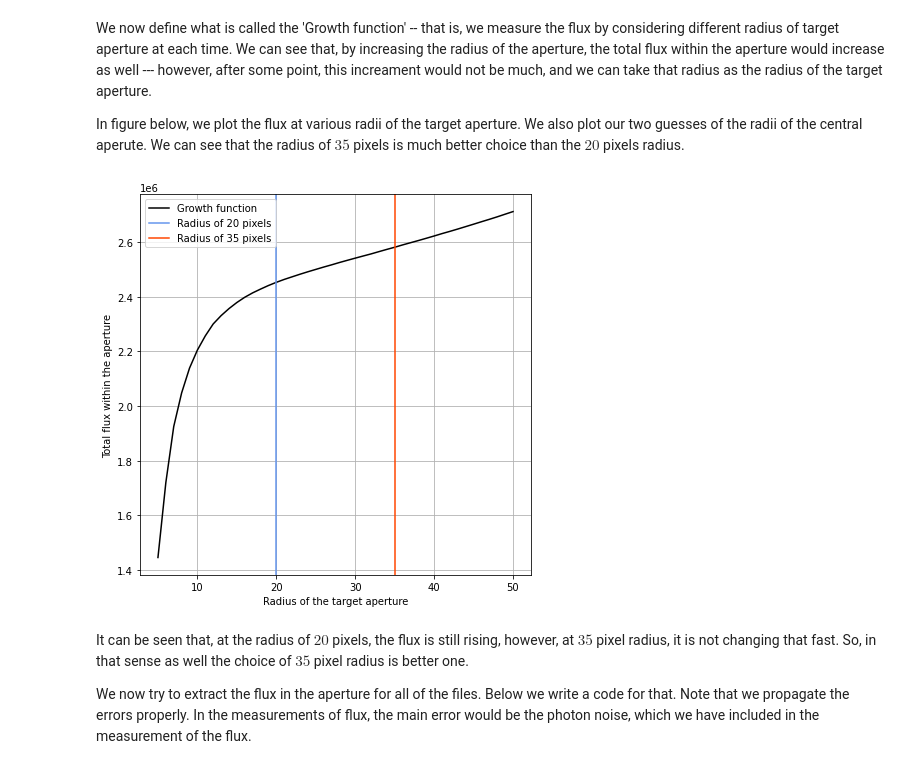
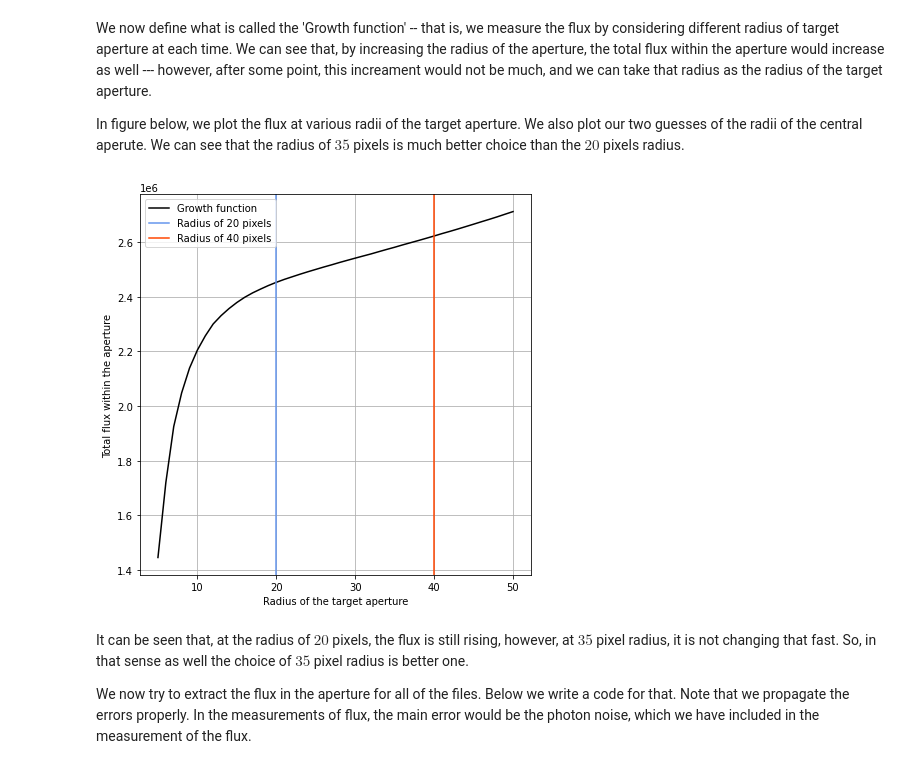
Before and after one commit to Jayshil/Data_Analysis, a Jupyter notebook: Transits/p1.ipynb, the cells around one changed output. Drawn from its saved outputs; the diff is of its cells as text; code cells hidden in the pictures.

```diff
--- a/Transits/p1.ipynb
+++ b/Transits/p1.ipynb
@@ -142,7 +142,7 @@ ax3.add_patch(Skuannulus2)
 # %% [markdown]
 Well, it is obvious that the aperture radius of 20 pixels is not enough, or not even good. Similarly, we also want to increase the radii of annulus. Let's set the radii of target aperture to 35 and radii of annulus to be 70 and 80 for inner and outer radii. Let's plot them.
 # %%
-rad = 35
+rad = 40
 skyrad1 = 70
 skyrad2 = 80
 
@@ -170,7 +170,7 @@ def sky(image, cenx1, ceny1, skyrado, skyradi):
     for i in range(len(sky5)):
         if sky5[i] != 0:
             abc = np.hstack((abc, sky5[i]))
-    sky_flx = np.average(abc)/np.sum(mask4)
+    sky_flx = np.average(abc)/len(abc)
     return sky_flx
 
 def aperture_fl(image, cenx1, ceny1, rad, skyflux):
@@ -234,24 +234,24 @@ In figure below, we plot the flux at various radii of the target aperture. We al
 # %%
 rads = np.arange(5,51,1)
 
 skyflx = sky(image=subimage, cenx1=cx_n, ceny1=cy_n, skyrado=80, skyradi=70)
 
 apr_rad = np.zeros(len(rads))
 
 for i in range(len(rads)):
     apr_fl = aperture_fl(image=subimage, cenx1=cx_n, ceny1=cy_n, rad=rads[i], skyflux=skyflx)
     apr_rad[i] = apr_fl
 
 plt.figure(figsize=(7,7))
 plt.plot(rads, apr_rad, label='Growth function', c='black')
 plt.axvline(x=20, label='Radius of 20 pixels', c='cornflowerblue')
-plt.axvline(x=35, label='Radius of 35 pixels', c='orangered')
+plt.axvline(x=40, label='Radius of 40 pixels', c='orangered')
 plt.xlabel('Radius of the target aperture')
 plt.ylabel('Total flux within the aperture')
 plt.legend(loc='best')
 plt.grid()
 # %% [output]
-[figure, old version]
+[figure, new version]
 # %% [markdown]
 It can be seen that, at the radius of $20$ pixels, the flux is still rising, however, at $35$ pixel radius, it is not changing that fast. So, in that sense as well the choice of $35$ pixel radius is better one.
 
```
Also changed, not shown: parts of 7 cells of this notebook, 2 other files.
